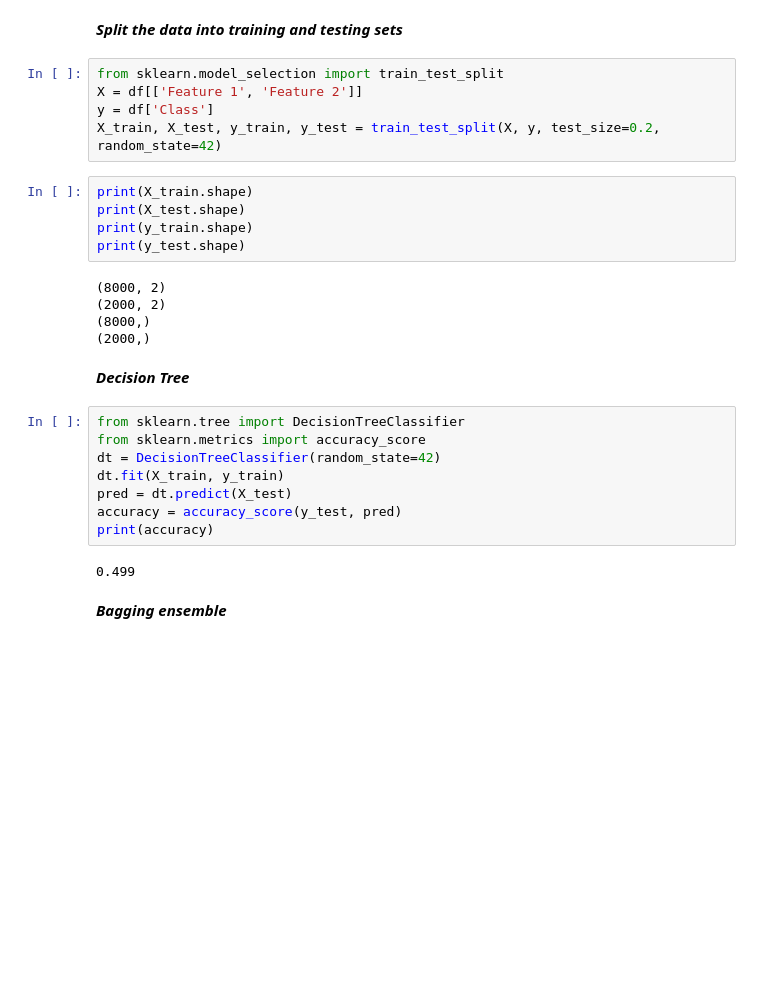
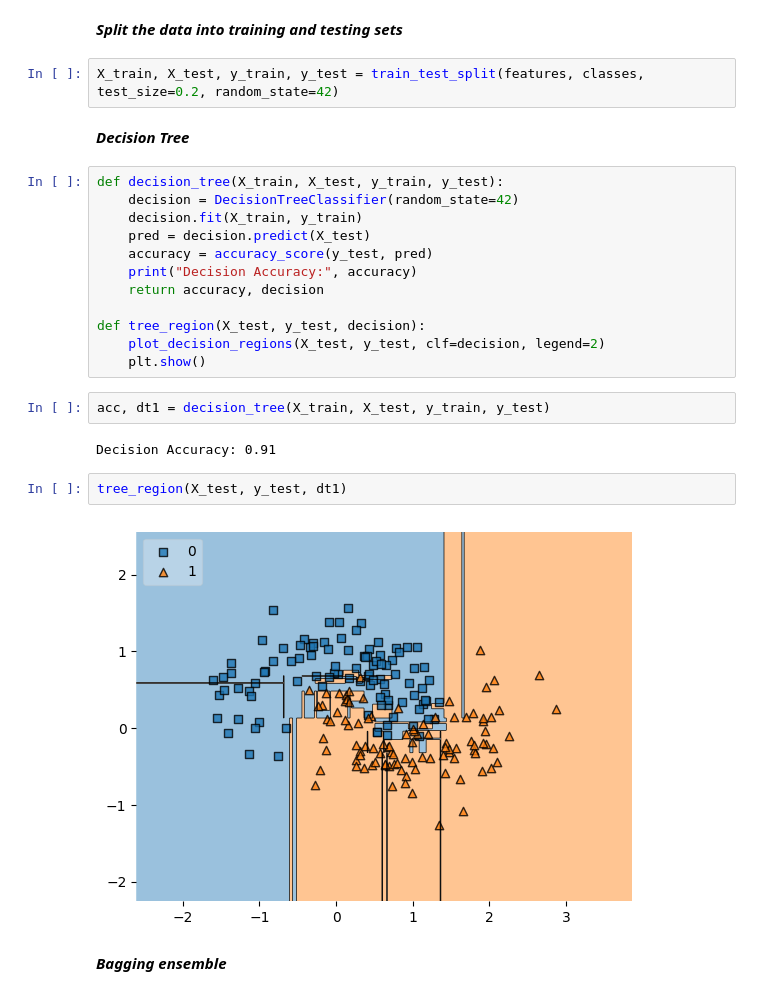
Before and after one commit to rishabh-mondal/blog, a Jupyter notebook: bagging.ipynb, the cells around one changed output. Saved outputs shown, nothing was run; the diff lists cells and outputs as text; blank space fills up the shorter version.

```diff
--- a/bagging.ipynb
+++ b/bagging.ipynb
@@ -17,32 +21,29 @@ df = pd.DataFrame({'Feature 1': features[:, 0], 'Feature 2': features[:, 1], 'Cl
 # %% [markdown]
 ***Split the data into training and testing sets***
 # %%
-from sklearn.model_selection import train_test_split
-X = df[['Feature 1', 'Feature 2']]
-y = df['Class']
-X_train, X_test, y_train, y_test = train_test_split(X, y, test_size=0.2, random_state=42)
+X_train, X_test, y_train, y_test = train_test_split(features, classes, test_size=0.2, random_state=42)
-# %%
-print(X_train.shape)
-print(X_test.shape)
-print(y_train.shape)
-print(y_test.shape)
-# %% [output]
-(8000, 2)
-(2000, 2)
-(8000,)
-(2000,)
 # %% [markdown]
 ***Decision Tree***
-# %%
-from sklearn.tree import DecisionTreeClassifier
-from sklearn.metrics import accuracy_score
-dt = DecisionTreeClassifier(random_state=42)
-dt.fit(X_train, y_train)
-pred = dt.predict(X_test)
-accuracy = accuracy_score(y_test, pred)
-print(accuracy)
-# %% [output]
-0.499
+# %%
+def decision_tree(X_train, X_test, y_train, y_test):
+    decision = DecisionTreeClassifier(random_state=42)
+    decision.fit(X_train, y_train)
+    pred = decision.predict(X_test)
+    accuracy = accuracy_score(y_test, pred)
+    print("Decision Accuracy:", accuracy)
+    return accuracy, decision
+
+def tree_region(X_test, y_test, decision):
+    plot_decision_regions(X_test, y_test, clf=decision, legend=2)
+    plt.show()
+# %%
+acc, dt1 = decision_tree(X_train, X_test, y_train, y_test)
+# %% [output]
+Decision Accuracy: 0.91
+# %%
+tree_region(X_test, y_test, dt1)
+# %% [output]
+[figure, added]
 # %% [markdown]
 ***Bagging ensemble***
 # %%
```
Also changed, not shown: parts of 31 cells of this notebook.
